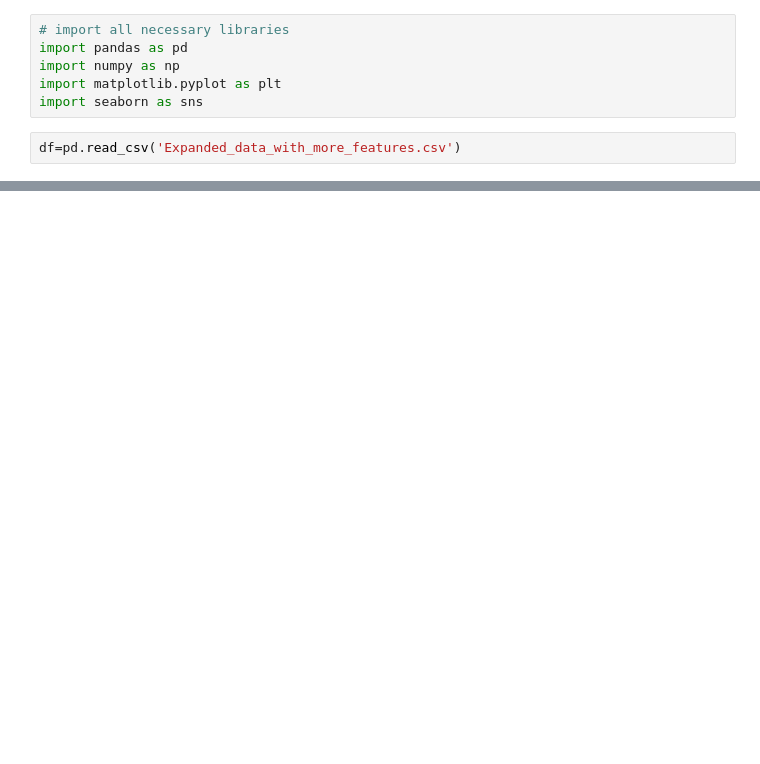
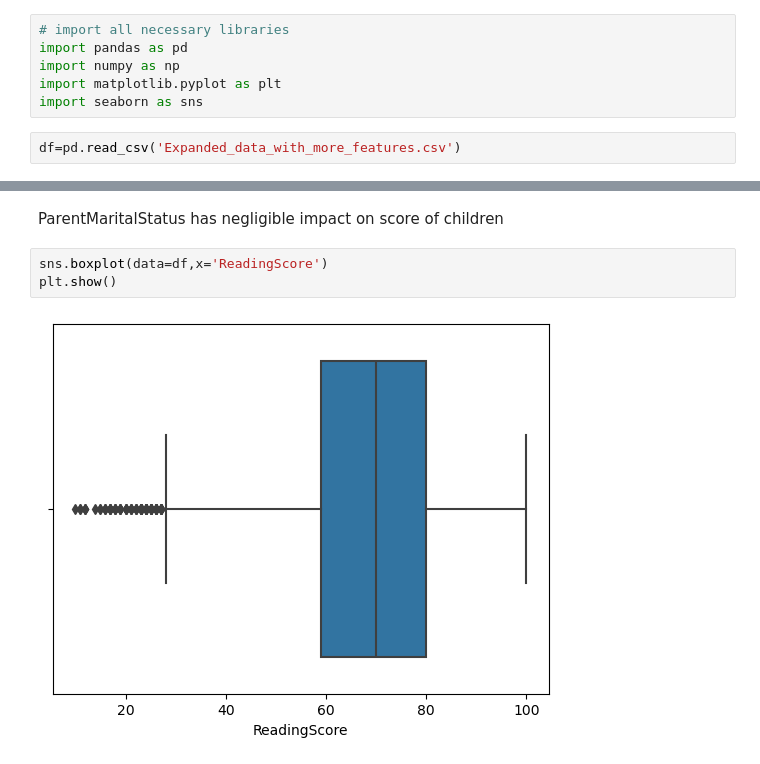
Before and after one commit to PiyushLuitel-07/Student-exam-score-analysis, a Jupyter notebook: analysis.ipynb, the cells around one changed output, grey strips where cells are left out. Drawn from its saved outputs; the diff is of its cells as text; blank space fills up the shorter version.

```diff
--- a/analysis.ipynb
+++ b/analysis.ipynb
@@ -15,0 +143,7 @@ df.head(3)
+# %% [markdown]
+ParentMaritalStatus has negligible impact on score of children
+# %%
+sns.boxplot(data=df,x='ReadingScore')
+plt.show()
+# %% [output]
+[figure, added]
```
Also changed, not shown: parts of 23 cells of this notebook.
